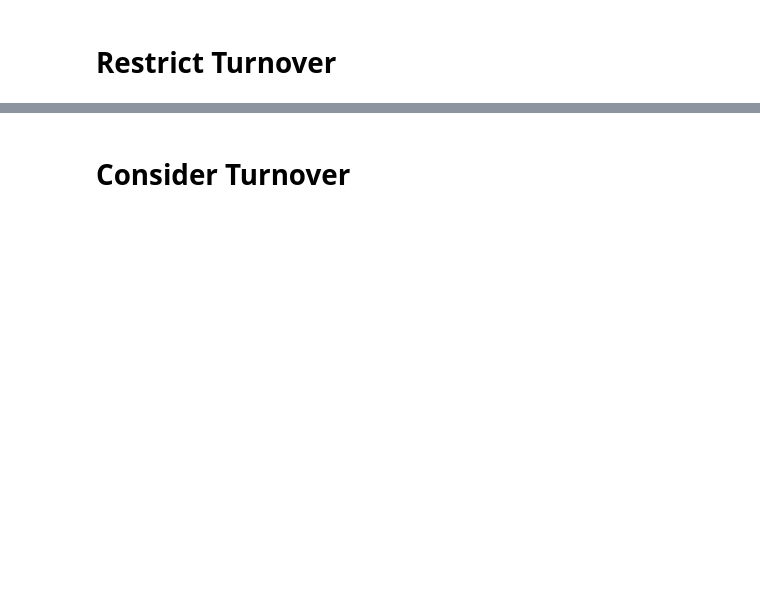
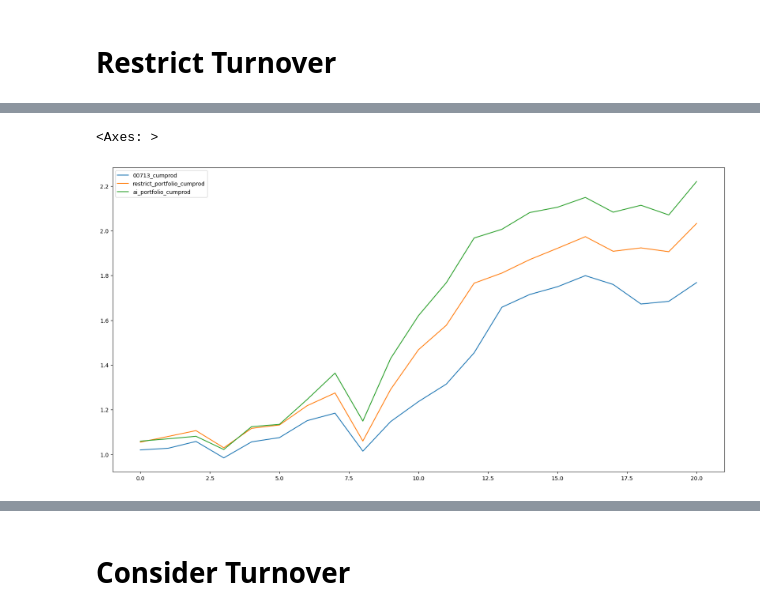
Before and after one commit to vayvay0993/hidiv, a Jupyter notebook: main_04_select_data.ipynb, the cells around one changed output, grey strips where cells are left out. Drawn from its saved outputs; the diff is of its cells as text; code cells hidden in the pictures; blank space fills up the shorter version.

```diff
--- a/main_04_select_data.ipynb
+++ b/main_04_select_data.ipynb
@@ -420,0 +542,27 @@ Std: 19.52%
+# %%
+df_benchmarks_temp = df_benchmarks_all[['日期','00713']].copy()
+df_benchmarks_temp.columns = ['date','00713']
+df_benchmarks_temp.dropna(inplace=True)
+# change the date format to datetime
+df_benchmarks_temp['date'] = pd.to_datetime(df_benchmarks_temp['date'], format='%Y/%m/%d')
+df_benchmarks_temp.sort_values('date', inplace=True)
+df_benchmarks = pd.merge(df_rebalance_date, df_benchmarks_temp, on='date', how='left')
+
+df_benchmarks.dropna(inplace=True)
+df_benchmarks.reset_index(drop=True, inplace=True)
+df_benchmarks['00713_adj'] = df_benchmarks['00713'] / df_benchmarks['00713'].iloc[0]
+df_benchmarks['00713'] = df_benchmarks['00713'].astype(float)
+# shift -1 for calculate the return
+df_benchmarks['00713_shift'] = df_benchmarks['00713'].shift(-1)
+df_benchmarks['00713_return'] = df_benchmarks['00713_shift'] / df_benchmarks['00713']
+
+df_benchmarks = df_benchmarks.merge(df_restrict_portfolio, on='date', how='left')
+df_benchmarks = df_benchmarks.merge(df_portfolio, on='date', how='left')
+df_benchmarks['00713_cumprod'] = df_benchmarks['00713_return'].cumprod()
+df_benchmarks['restrict_portfolio_cumprod'] = df_benchmarks['restrict_portfolio'].cumprod()
+df_benchmarks['ai_portfolio_cumprod'] = df_benchmarks['ai_portfolio'].cumprod()
+
+df_benchmarks[['00713_cumprod','restrict_portfolio_cumprod','ai_portfolio_cumprod']].plot(figsize=(20,10))
+# %% [output]
+<Axes: >
+[figure, added]
```
Also changed, not shown: parts of 25 cells of this notebook, 6 other files.
